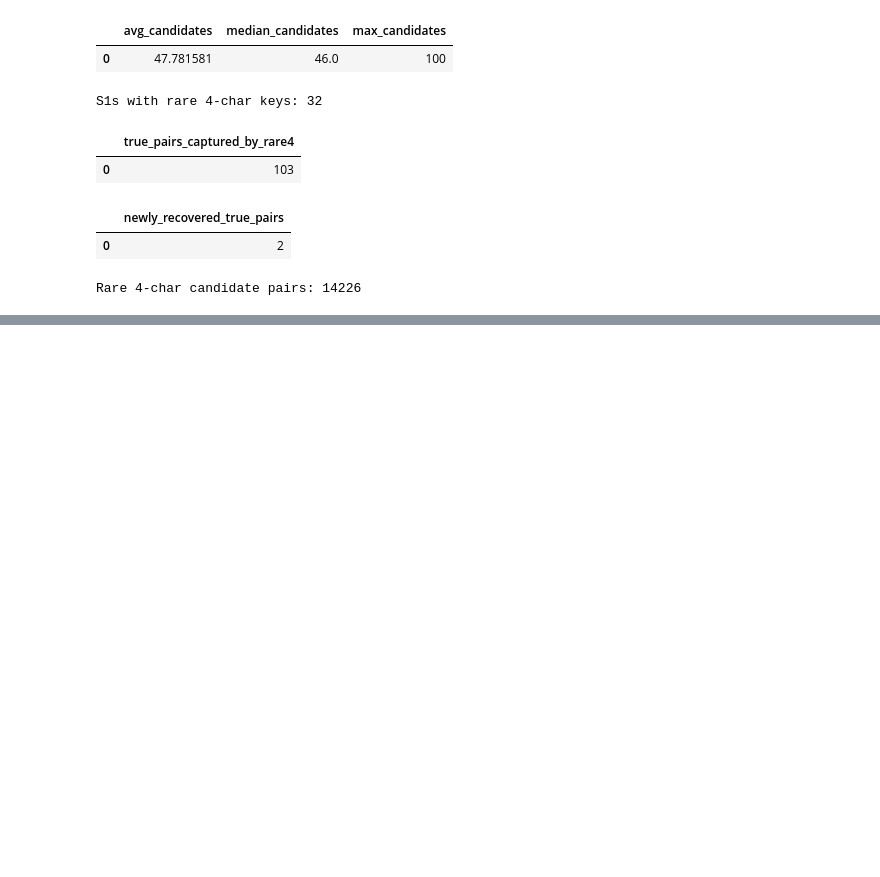
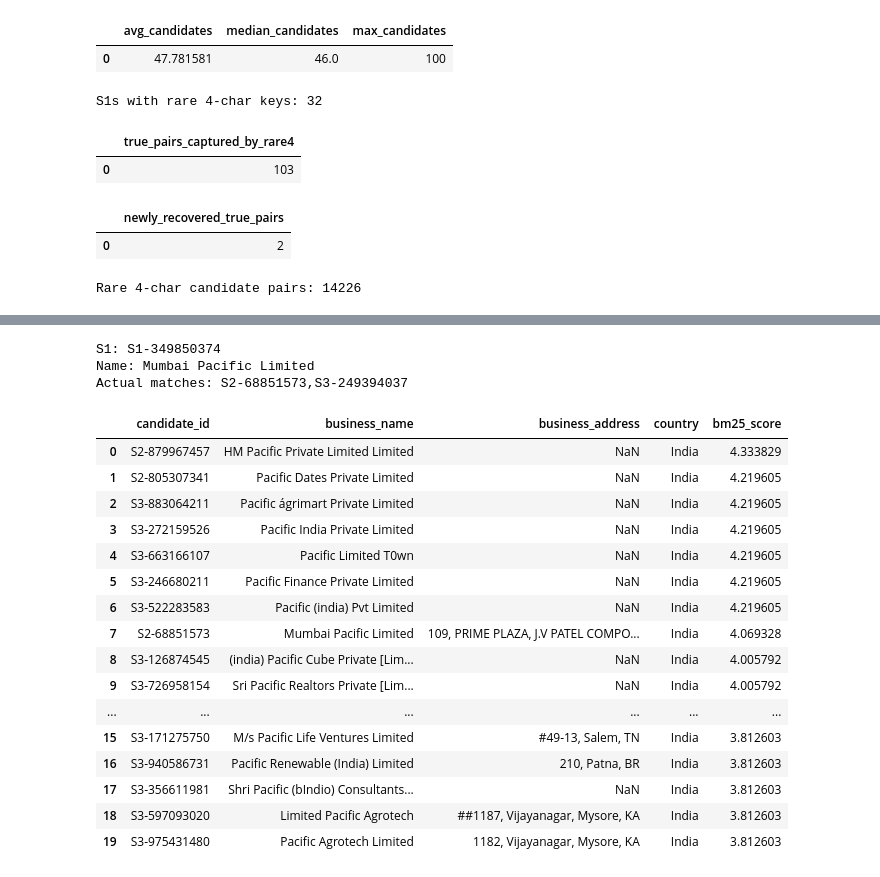
Before and after one commit to anjaliSharma8/amazon-ml, a Jupyter notebook: AIML.ipynb, the cells around one changed output, grey strips where cells are left out. Cells and saved outputs as stored; diff of their text form; code cells hidden in the pictures; blank space fills up the shorter version.

```diff
--- a/AIML.ipynb
+++ b/AIML.ipynb
@@ -6392,0 +16927,19 @@ print("✅ Fast test source table created")
+# %%
+test_s1 = con.execute("""
+SELECT
+    g.source1_entity_id,
+    g.matched_entity_ids,
+    s.business_name,
+    s.business_address,
+    s.country
+FROM val_gt_100 g
+JOIN read_csv(
+    'train_source1.tsv',
+    delim='\t',
+    header=true
+) s
+ON g.source1_entity_id = s.entity_id
+""").df()
+
+print("Frozen S1 records:", len(test_s1))
+test_s1.head()
@@ -6392,0 +16954,58 @@ print("✅ Fast test source table created")
+# %%
+# ==========================================
+# FTS / BM25 TEST ON 1 S1 RECORD
+# ==========================================
+
+row = test_s1.iloc[0]
+
+query = row["business_name"]
+
+fts_result = con.execute("""
+SELECT
+    t.candidate_id,
+    t.business_name,
+    t.business_address,
+    t.country,
+    fts_main_train_fts.match_bm25(
+        t.candidate_id,
+        ?,
+        fields := 'business_name',
+        conjunctive := 0
+    ) AS bm25_score
+FROM train_fts t
+WHERE t.country = ?
+  AND fts_main_train_fts.match_bm25(
+        t.candidate_id,
+        ?,
+        fields := 'business_name',
+        conjunctive := 0
+      ) IS NOT NULL
+ORDER BY bm25_score DESC
+LIMIT 20
+""", [query, row["country"], query]).df()
+
+print("S1:", row["source1_entity_id"])
+print("Name:", query)
+print("Actual matches:", row["matched_entity_ids"])
+fts_result
+# %% [output]
+S1: S1-349850374
+Name: Mumbai Pacific Limited
+Actual matches: S2-68851573,S3-249394037
+|  | candidate_id | business_name | business_address | country | bm25_score |
+| 0 | S2-879967457 | HM Pacific Private Limited Limited | NaN | India | 4.333829 |
+| 1 | S2-805307341 | Pacific Dates Private Limited | NaN | India | 4.219605 |
+| 2 | S3-883064211 | Pacific ágrimart Private Limited | NaN | India | 4.219605 |
+| 3 | S3-272159526 | Pacific India Private Limited | NaN | India | 4.219605 |
+| 4 | S3-663166107 | Pacific Limited T0wn | NaN | India | 4.219605 |
+| 5 | S3-246680211 | Pacific Finance Private Limited | NaN | India | 4.219605 |
+| 6 | S3-522283583 | Pacific (india) Pvt Limited | NaN | India | 4.219605 |
+| 7 | S2-68851573 | Mumbai Pacific Limited | 109, PRIME PLAZA, J.V PATEL COMPO... | India | 4.069328 |
+| 8 | S3-126874545 | (india) Pacific Cube Private [Lim... | NaN | India | 4.005792 |
+| 9 | S3-726958154 | Sri Pacific Realtors Private [Lim... | NaN | India | 4.005792 |
+| ... | ... | ... | ... | ... | ... |
+| 15 | S3-171275750 | M/s Pacific Life Ventures Limited | #49-13, Salem, TN | India | 3.812603 |
+| 16 | S3-940586731 | Pacific Renewable (India) Limited | 210, Patna, BR | India | 3.812603 |
+| 17 | S3-356611981 | Shri Pacific (bIndio) Consultants... | NaN | India | 3.812603 |
+| 18 | S3-597093020 | Limited Pacific Agrotech | ##1187, Vijayanagar, Mysore, KA | India | 3.812603 |
+| 19 | S3-975431480 | Pacific Agrotech Limited | 1182, Vijayanagar, Mysore, KA | India | 3.812603 |
```
Also changed, not shown: parts of 171 cells of this notebook.
